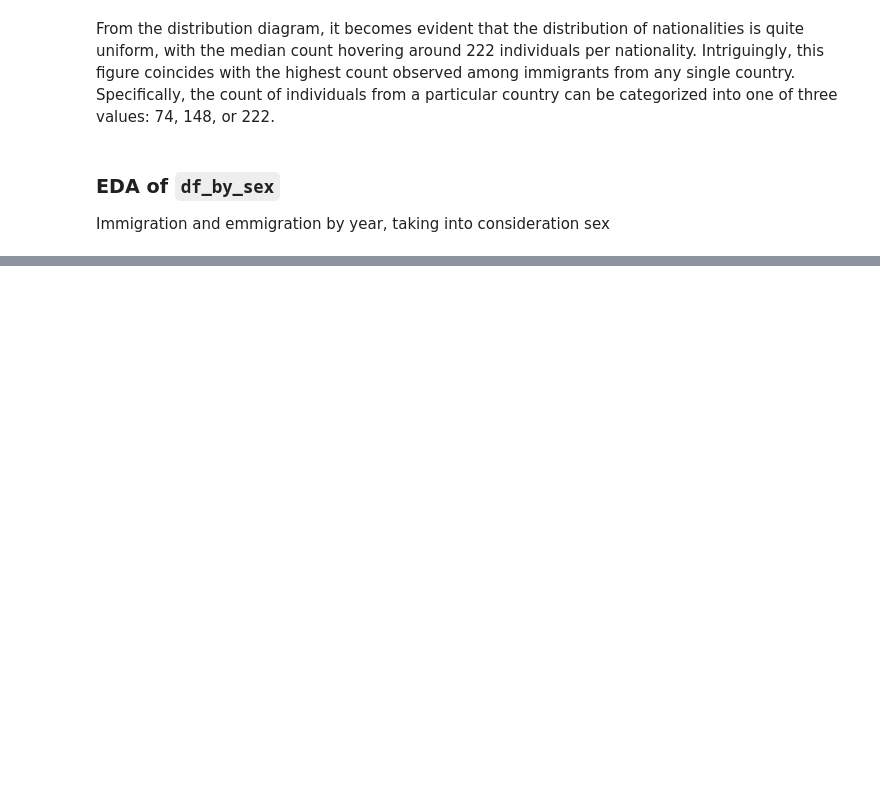
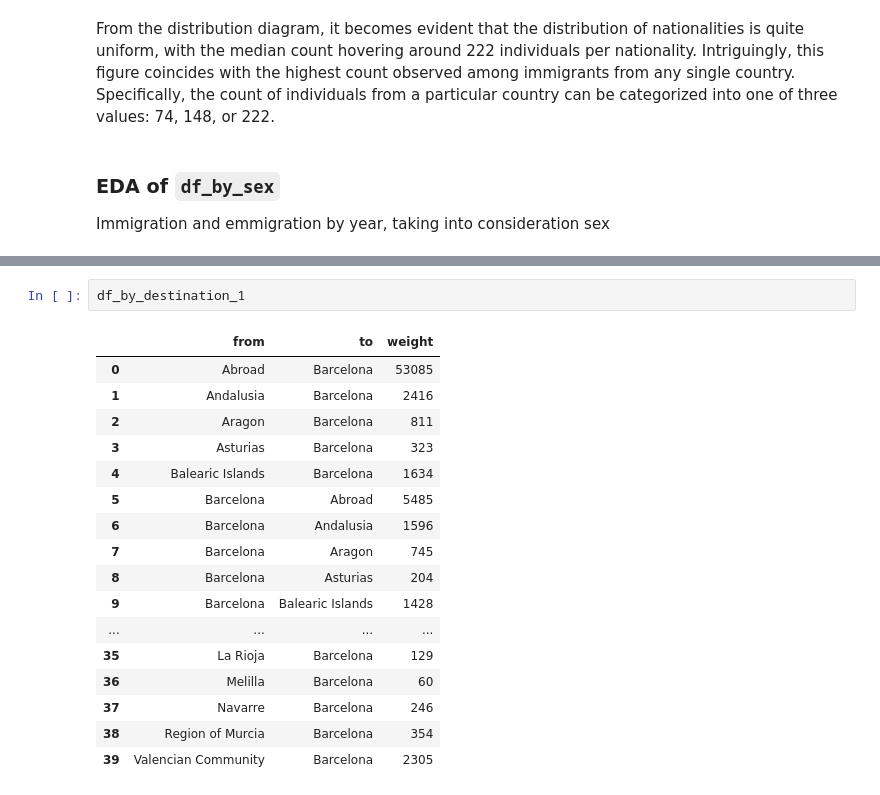
Before and after one commit to Lfg2st/uber-global-hackathon-barcelona-data-analysis, a Jupyter notebook: Jupyter_notebooks/anhad_aka_hodor/main.ipynb, the cells around one changed output, grey strips where cells are left out. Cells and saved outputs as stored; diff of their text form; blank space fills up the shorter version.

```diff
--- a/Jupyter_notebooks/anhad_aka_hodor/main.ipynb
+++ b/Jupyter_notebooks/anhad_aka_hodor/main.ipynb
@@ -454,0 +522,20 @@ The default value of numeric_only in DataFrameGroupBy.sum is deprecated. In a fu
+# %%
+df_by_destination_1
+# %% [output]
+|  | from | to | weight |
+| 0 | Abroad | Barcelona | 53085 |
+| 1 | Andalusia | Barcelona | 2416 |
+| 2 | Aragon | Barcelona | 811 |
+| 3 | Asturias | Barcelona | 323 |
+| 4 | Balearic Islands | Barcelona | 1634 |
+| 5 | Barcelona | Abroad | 5485 |
+| 6 | Barcelona | Andalusia | 1596 |
+| 7 | Barcelona | Aragon | 745 |
+| 8 | Barcelona | Asturias | 204 |
+| 9 | Barcelona | Balearic Islands | 1428 |
+| ... | ... | ... | ... |
+| 35 | La Rioja | Barcelona | 129 |
+| 36 | Melilla | Barcelona | 60 |
+| 37 | Navarre | Barcelona | 246 |
+| 38 | Region of Murcia | Barcelona | 354 |
+| 39 | Valencian Community | Barcelona | 2305 |
```
Also changed, not shown: parts of 17 cells of this notebook.
